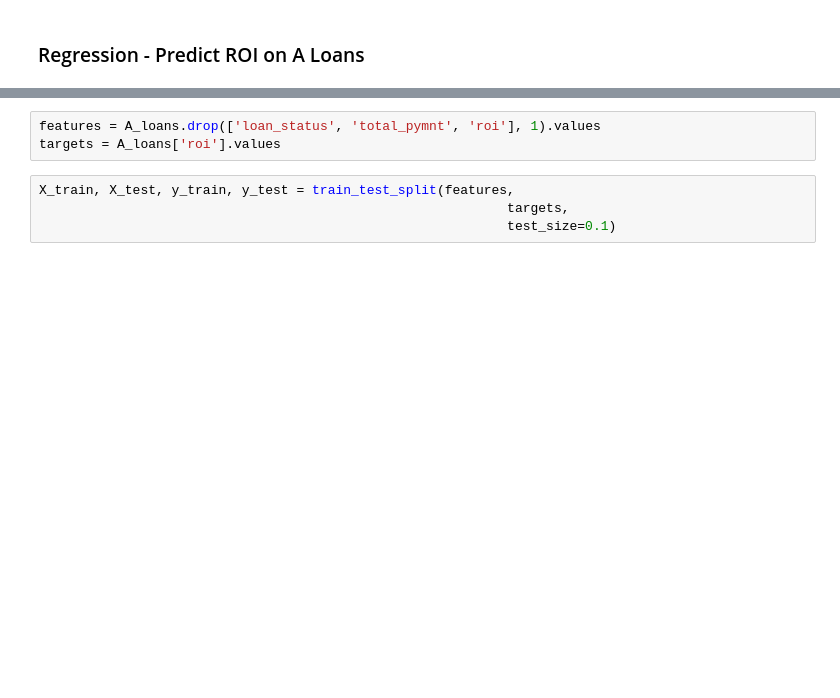
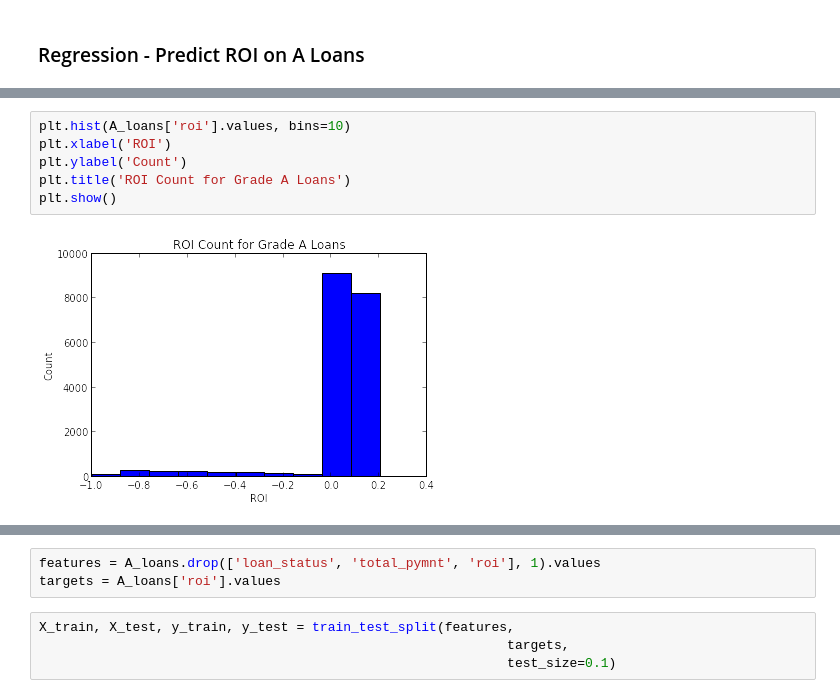
Before and after one commit to abradle2/LendingLounge, a Jupyter notebook: test.ipynb, the cells around one changed output, grey strips where cells are left out. Saved outputs shown, nothing was run; the diff lists cells and outputs as text; blank space fills up the shorter version.

```diff
--- a/test.ipynb
+++ b/test.ipynb
@@ -66,0 +97,8 @@ loanData['roi'] = loanData['total_pymnt']/loanData['loan_amnt']
+# %%
+plt.hist(A_loans['roi'].values, bins=10)
+plt.xlabel('ROI')
+plt.ylabel('Count')
+plt.title('ROI Count for Grade A Loans')
+plt.show()
+# %% [output]
+[figure, added]
```
Also changed, not shown: parts of 19 cells of this notebook, 5 other files.
